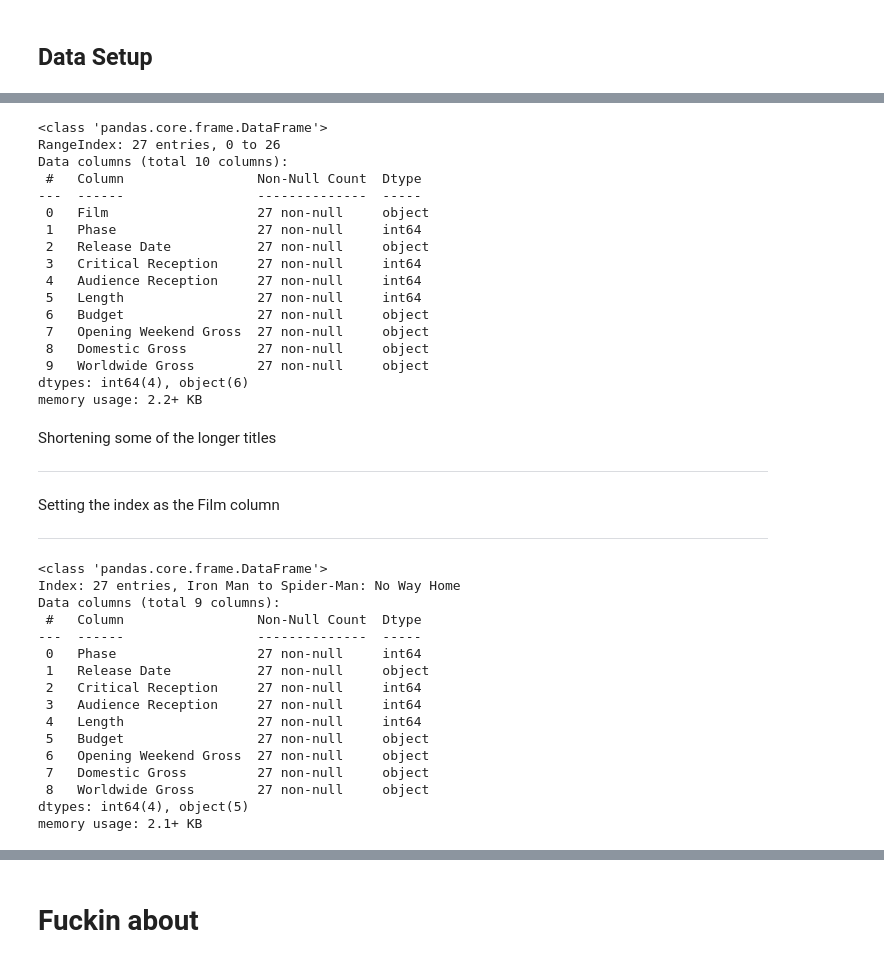
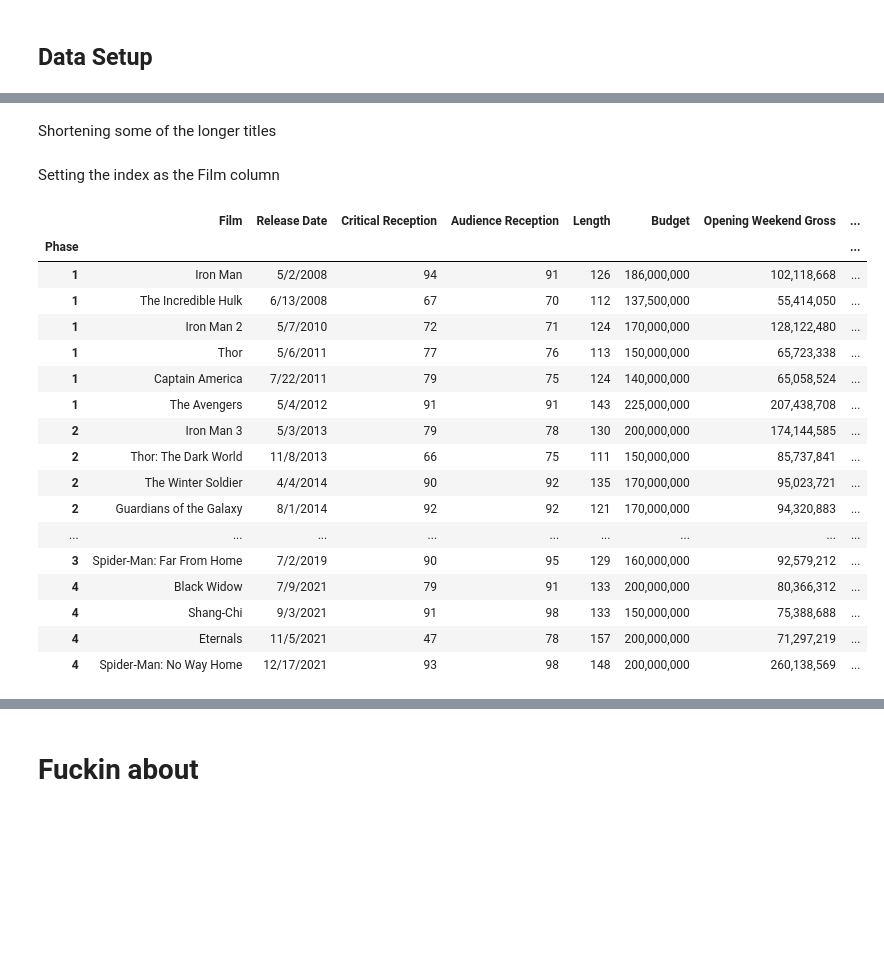
Before and after one commit to zsbrown97/Datasets, a Jupyter notebook: MCU/MCU.ipynb, the cells around one changed output, grey strips where cells are left out. Cells and saved outputs as stored; diff of their text form; code cells hidden in the pictures; blank space fills up the shorter version.

```diff
--- a/MCU/MCU.ipynb
+++ b/MCU/MCU.ipynb
@@ -14,2 +11,3 @@ ___
 # %%
-mcu_csv = pd.read_csv("./mcu_box_office.csv")
+mcu = pd.DataFrame(pd.read_csv("./mcu_box_office.csv"))
+mcu
@@ -16,4 +31,0 @@ mcu_csv = pd.read_csv("./mcu_box_office.csv")
-# %%
-mcu = pd.DataFrame(data=mcu_csv)
-
-mcu.head()
@@ -39,26 +55,5 @@ mcu.columns = ['Film', 'Phase', 'Release Date', 'Critical Reception', 'Audience
-# %%
-mcu.info()
-# %% [output]
-<class 'pandas.core.frame.DataFrame'>
-RangeIndex: 27 entries, 0 to 26
-Data columns (total 10 columns):
- #   Column                 Non-Null Count  Dtype
----  ------                 --------------  -----
- 0   Film                   27 non-null     object
- 1   Phase                  27 non-null     int64
- 2   Release Date           27 non-null     object
- 3   Critical Reception     27 non-null     int64
- 4   Audience Reception     27 non-null     int64
- 5   Length                 27 non-null     int64
- 6   Budget                 27 non-null     object
- 7   Opening Weekend Gross  27 non-null     object
- 8   Domestic Gross         27 non-null     object
- 9   Worldwide Gross        27 non-null     object
-dtypes: int64(4), object(6)
-memory usage: 2.2+ KB
 # %% [markdown]
 Shortening some of the longer titles
-___
 # %%
 mcu.at[4,'Film']='Captain America'
 mcu.at[8,'Film']='The Winter Soldier'
@@ -69,25 +64,25 @@ mcu.at[21,'Film']='Endgame'
 mcu.at[24,'Film']='Shang-Chi'
 # %% [markdown]
 Setting the index as the Film column
-___
 # %%
-mcu=mcu.set_index('Film')
+mcu = mcu.set_index('Phase')
+mcu
+# %% [output]
+|  | Film | Release Date | Critical Reception | Audience Reception | Length | Budget | Opening Weekend Gross | ... |
+| Phase |  |  |  |  |  |  |  | ... |
+| 1 | Iron Man | 5/2/2008 | 94 | 91 | 126 | 186,000,000 | 102,118,668 | ... |
+| 1 | The Incredible Hulk | 6/13/2008 | 67 | 70 | 112 | 137,500,000 | 55,414,050 | ... |
+| 1 | Iron Man 2 | 5/7/2010 | 72 | 71 | 124 | 170,000,000 | 128,122,480 | ... |
+| 1 | Thor | 5/6/2011 | 77 | 76 | 113 | 150,000,000 | 65,723,338 | ... |
+| 1 | Captain America | 7/22/2011 | 79 | 75 | 124 | 140,000,000 | 65,058,524 | ... |
+| 1 | The Avengers | 5/4/2012 | 91 | 91 | 143 | 225,000,000 | 207,438,708 | ... |
+| 2 | Iron Man 3 | 5/3/2013 | 79 | 78 | 130 | 200,000,000 | 174,144,585 | ... |
+| 2 | Thor: The Dark World | 11/8/2013 | 66 | 75 | 111 | 150,000,000 | 85,737,841 | ... |
+| 2 | The Winter Soldier | 4/4/2014 | 90 | 92 | 135 | 170,000,000 | 95,023,721 | ... |
+| 2 | Guardians of the Galaxy | 8/1/2014 | 92 | 92 | 121 | 170,000,000 | 94,320,883 | ... |
+| ... | ... | ... | ... | ... | ... | ... | ... | ... |
+| 3 | Spider-Man: Far From Home | 7/2/2019 | 90 | 95 | 129 | 160,000,000 | 92,579,212 | ... |
+| 4 | Black Widow | 7/9/2021 | 79 | 91 | 133 | 200,000,000 | 80,366,312 | ... |
+| 4 | Shang-Chi | 9/3/2021 | 91 | 98 | 133 | 150,000,000 | 75,388,688 | ... |
+| 4 | Eternals | 11/5/2021 | 47 | 78 | 157 | 200,000,000 | 71,297,219 | ... |
+| 4 | Spider-Man: No Way Home | 12/17/2021 | 93 | 98 | 148 | 200,000,000 | 260,138,569 | ... |
-# %%
-mcu.info()
-# %% [output]
-<class 'pandas.core.frame.DataFrame'>
-Index: 27 entries, Iron Man to Spider-Man: No Way Home
-Data columns (total 9 columns):
- #   Column                 Non-Null Count  Dtype
----  ------                 --------------  -----
- 0   Phase                  27 non-null     int64
- 1   Release Date           27 non-null     object
- 2   Critical Reception     27 non-null     int64
- 3   Audience Reception     27 non-null     int64
- 4   Length                 27 non-null     int64
- 5   Budget                 27 non-null     object
- 6   Opening Weekend Gross  27 non-null     object
- 7   Domestic Gross         27 non-null     object
- 8   Worldwide Gross        27 non-null     object
-dtypes: int64(4), object(5)
-memory usage: 2.1+ KB
```
Also changed, not shown: parts of 32 cells of this notebook, 6 other files.
